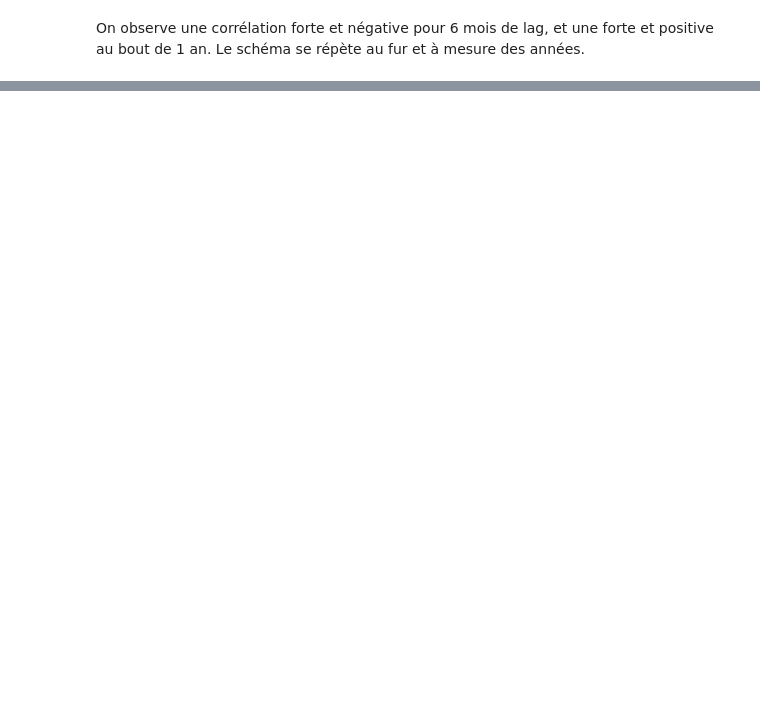
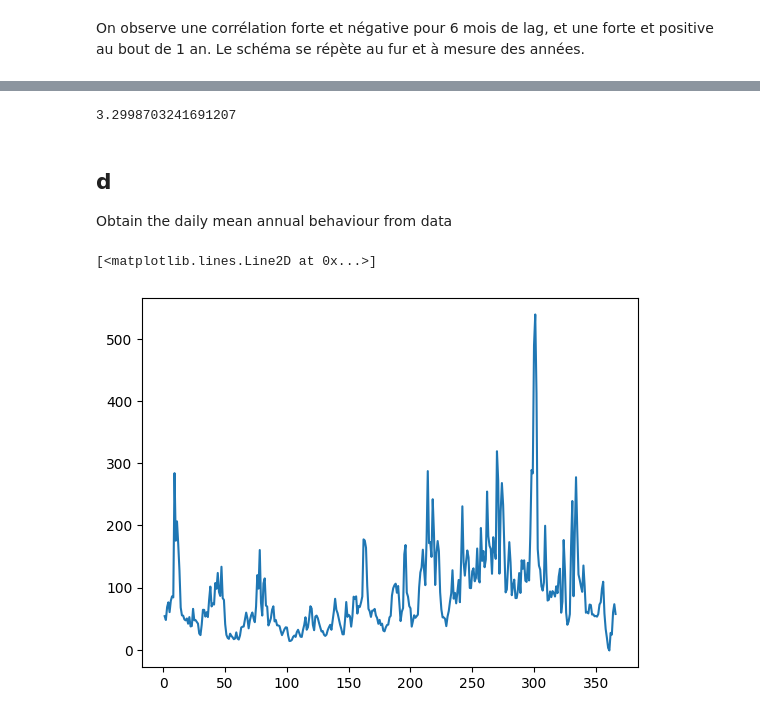
Before and after one commit to Margaux-Ccd/WREM_dam, a Jupyter notebook: data_analysis.ipynb, the cells around one changed output, grey strips where cells are left out. Drawn from its saved outputs; the diff is of its cells as text; code cells hidden in the pictures; blank space fills up the shorter version.

```diff
--- a/data_analysis.ipynb
+++ b/data_analysis.ipynb
@@ -301,0 +345,16 @@ Dis_max
+# %%
+Q347=Flow_sorted['S1'][int(95/100*len(Flow_sorted))]
+Q347
+# %% [output]
+3.2998703241691207
+# %% [markdown]
+## d
+Obtain the daily mean annual behaviour from data
+# %%
+# Group by day of the year and calculate the mean
+daily_mean_annual_avg = Discharge.groupby(Discharge.index.dayofyear).mean()
+
+plt.plot(daily_mean_annual_avg['S1'])
+# %% [output]
+[<matplotlib.lines.Line2D at 0x...>]
+[figure, added]
```
Also changed, not shown: parts of 17 cells of this notebook, 3 other files.
